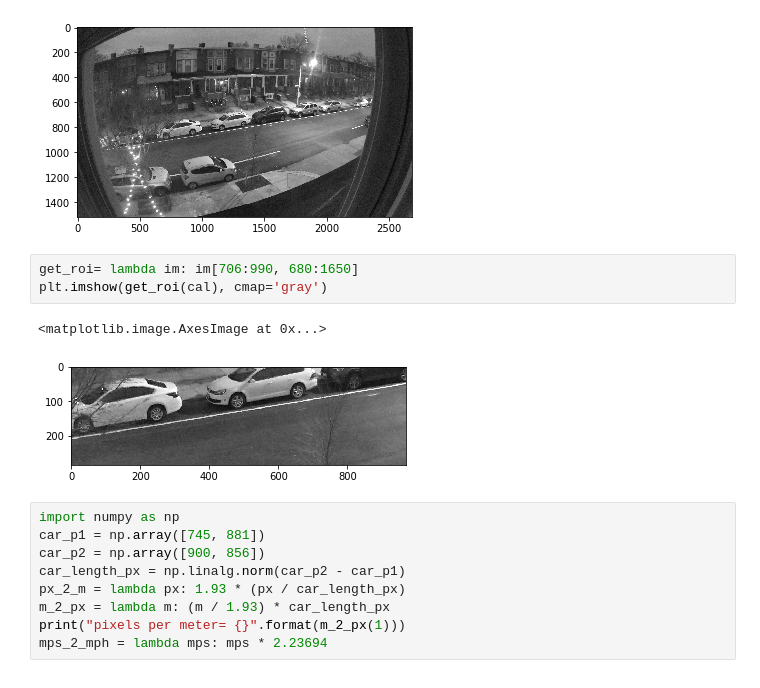
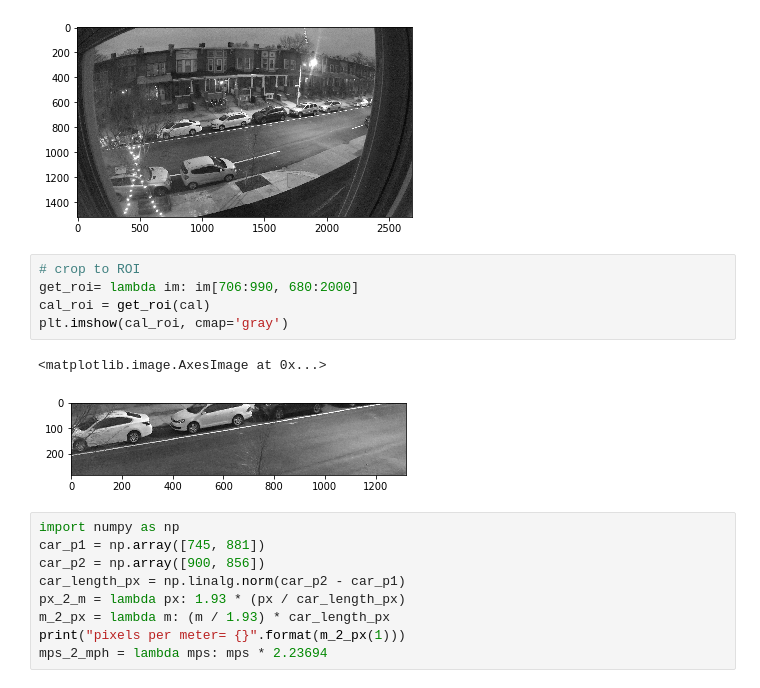
Before and after one commit to kylefritz/speed-cam, a Jupyter notebook: computing-speed.ipynb, the cells around one changed output. Cells and saved outputs as stored; diff of their text form.

```diff
--- a/computing-speed.ipynb
+++ b/computing-speed.ipynb
@@ -18,11 +18,13 @@ plt.imshow(cal, cmap='gray')
 <matplotlib.image.AxesImage at 0x...>
 [figure]
 # %%
-get_roi= lambda im: im[706:990, 680:1650]
-plt.imshow(get_roi(cal), cmap='gray')
+# crop to ROI
+get_roi= lambda im: im[706:990, 680:2000]
+cal_roi = get_roi(cal)
+plt.imshow(cal_roi, cmap='gray')
 # %% [output]
 <matplotlib.image.AxesImage at 0x...>
-[figure, old version]
+[figure, new version]
 # %%
 import numpy as np
 car_p1 = np.array([745, 881])
```
Also changed, not shown: parts of 5 cells of this notebook.
